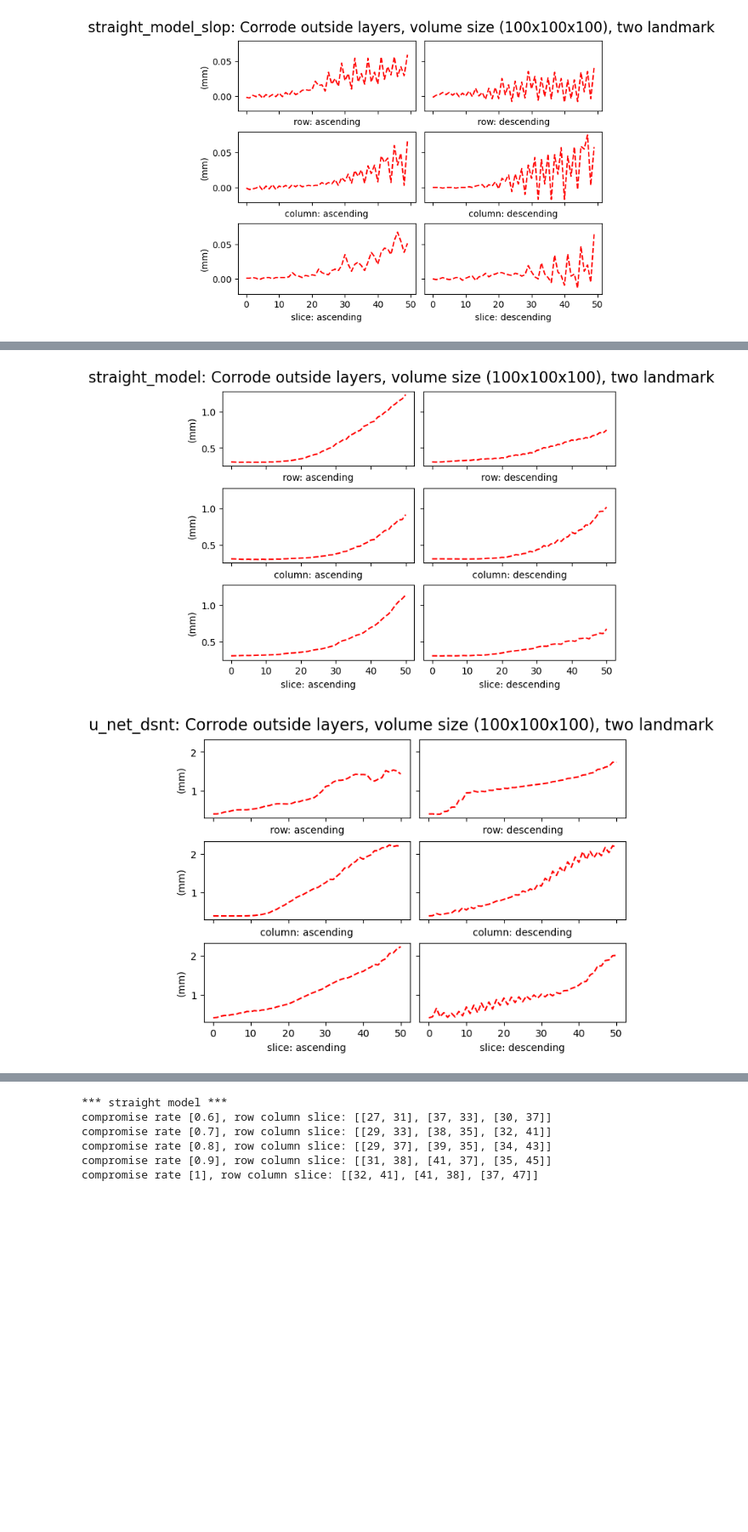
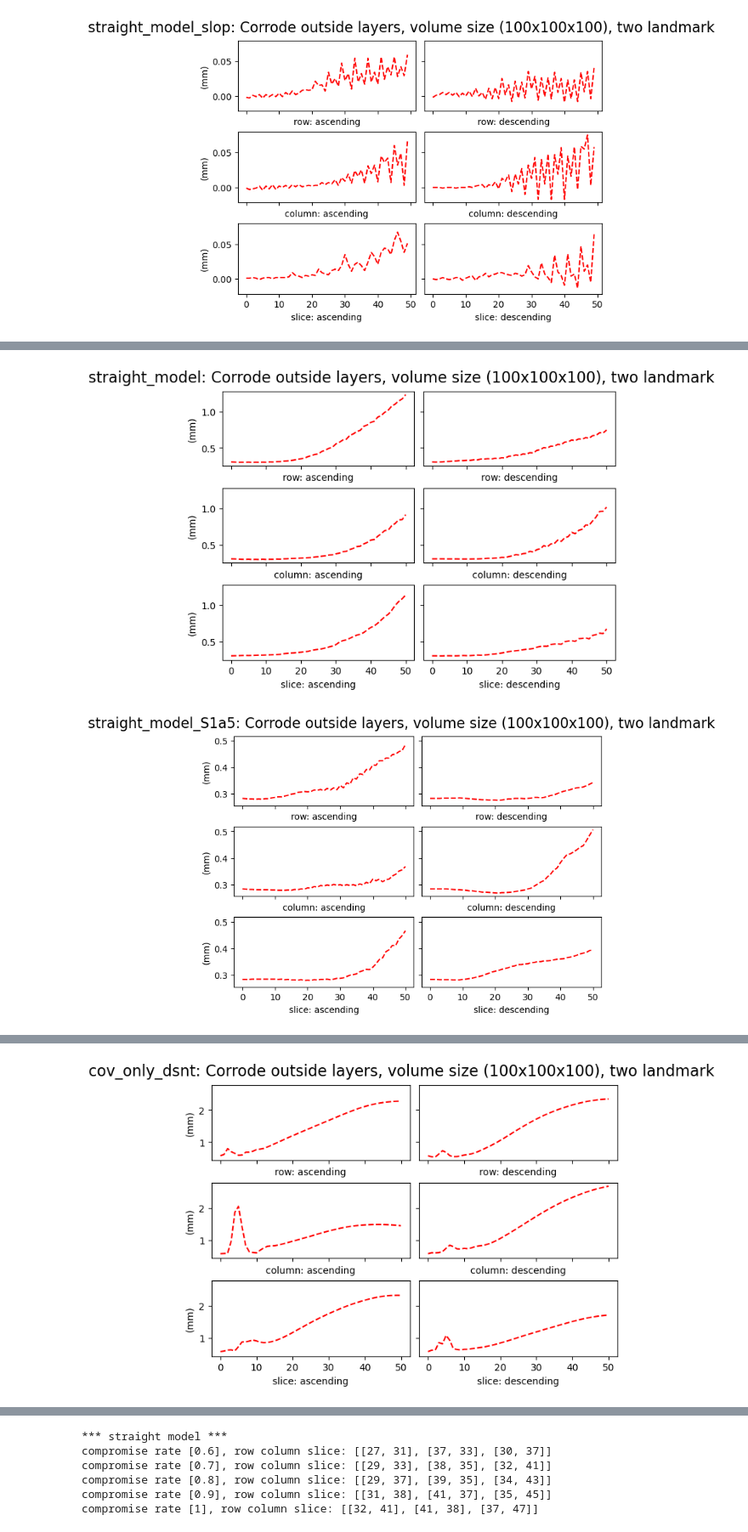
Before and after one commit to acherking/CT-MRI_LandmarkDetection, a Jupyter notebook: notebook/step_2_model.ipynb, the cells around one changed output, grey strips where cells are left out. Shown: that part at 85% size. Cells and saved outputs as stored; diff of their text form; code cells hidden in the pictures; blank space fills up the shorter version.

```diff
--- a/notebook/step_2_model.ipynb
+++ b/notebook/step_2_model.ipynb
@@ -115,6 +115,8 @@ plt.show()
 # %%
 ## straight model
 # /data/gpfs/projects/punim1836/CT-MRI_LandmarkDetection/models/cropped/100x100x100/noises_s1_test_dis/two_landmarks/straight_model/learning_rate/0.0001/07Jun20241742/corrode_asym_rcs_50x4_best_val_test_dataset
+# s1.5 noise
+# /data/gpfs/projects/punim1836/CT-MRI_LandmarkDetection/models/cropped/100x100x100/noises_s1.5_test_dis/two_landmarks/straight_model/learning_rate/0.0001/20Jun2024-15:53:45-trainID-45
 
 ## u-net-dsnt (need to be simplified)
 # /data/gpfs/projects/punim1836/CT-MRI_LandmarkDetection/models/cropped/100x100x100/noises_s1_test_dis/two_landmarks/u_net_dsnt/learning_rate/0.00005/09Jun20242158/corrode_asym_rcs_50x4_best_val_test_dataset
@@ -137,6 +139,7 @@ base_dir = "/Users/achs/PhD/code/CT-MRI_LandmarkDetection"
 # base_dir = "/data/gpfs/projects/punim1836/CT-MRI_LandmarkDetection"
 # the models' dir
 straight_model_dir = f"{base_dir}/models/cropped/100x100x100/noises_s1_test_dis/two_landmarks/straight_model/learning_rate/0.0001/07Jun20241742"
+straight_model_S1a5_dir = f"{base_dir}/models/cropped/100x100x100/noises_s1.5_test_dis/two_landmarks/straight_model/learning_rate/0.0001/20Jun2024-15:53:45-trainID-45"
 unet_model_dir = f"{base_dir}/models/cropped/100x100x100/noises_s1_test_dis/two_landmarks/u_net_dsnt/learning_rate/0.00005/09Jun20242158"
 scn_model_dir = f"{base_dir}/models/cropped/100x100x100/noises_s1_test_dis/two_landmarks/scn_dsnt/learning_rate/0.0001/07Jun20241709"
 scn_model_bigK_dir = f"{base_dir}/models/cropped/100x100x100/noises_s1_test_dis/two_landmarks/scn_dsnt/kernel_size/local_5x5x5_spatial_15x15x15/13Jun2024-11:58:31-trainID-5"
@@ -146,6 +149,7 @@ cov_only_dir = f"{base_dir}/models/cropped/100x100x100/noises_s1_test_dis/two_la
 corrode_asym_rcs_file = "corrode_asym_rcs_50x4_best_val_test_dataset.npy"
 
 straight_model_corrode_asym_rcs_error = np.load(f"{straight_model_dir}/{corrode_asym_rcs_file}")
+straight_model_S1a5_corrode_asym_rcs_error = np.load(f"{straight_model_S1a5_dir}/{corrode_asym_rcs_file}")
 unet_corrode_asym_rcs_error = np.load(f"{unet_model_dir}/{corrode_asym_rcs_file}")
 
 scn_corrode_asym_rcs_error = np.load(f"{scn_model_dir}/{corrode_asym_rcs_file}")
@@ -252,8 +256,9 @@ print(straight_model_corrode_asym_rcs_error[:, :, 0])
   0.617 0.612 0.676]]
 # %%
 show_asym_rcs(straight_model_corrode_asym_rcs_error[:, :, 0], "straight_model")
+show_asym_rcs(straight_model_S1a5_corrode_asym_rcs_error[:, :, 0], "straight_model_S1a5")
 show_asym_rcs(unet_corrode_asym_rcs_error[:, :, 0], "u_net_dsnt")
 show_asym_rcs(covonly_corrode_asym_rcs_error[:, :, 0], "cov_only_dsnt")
 # %% [output]
 [figure]
-[figure, old version]
+[figure, new version]
@@ -261,3 +266,4 @@ show_asym_rcs(covonly_corrode_asym_rcs_error[:, :, 0], "cov_only_dsnt")
+[figure, added]
 # %%
 show_asym_rcs(scn_corrode_asym_rcs_error[:, :, 0], "scn_dsnt", set_y=True)
 show_asym_rcs(scn_bigK_corrode_asym_rcs_error[:, :, 0], "scn_bigK_dsnt", set_y=True)
```
Also changed, not shown: parts of 2 cells of this notebook, 2 other files.
